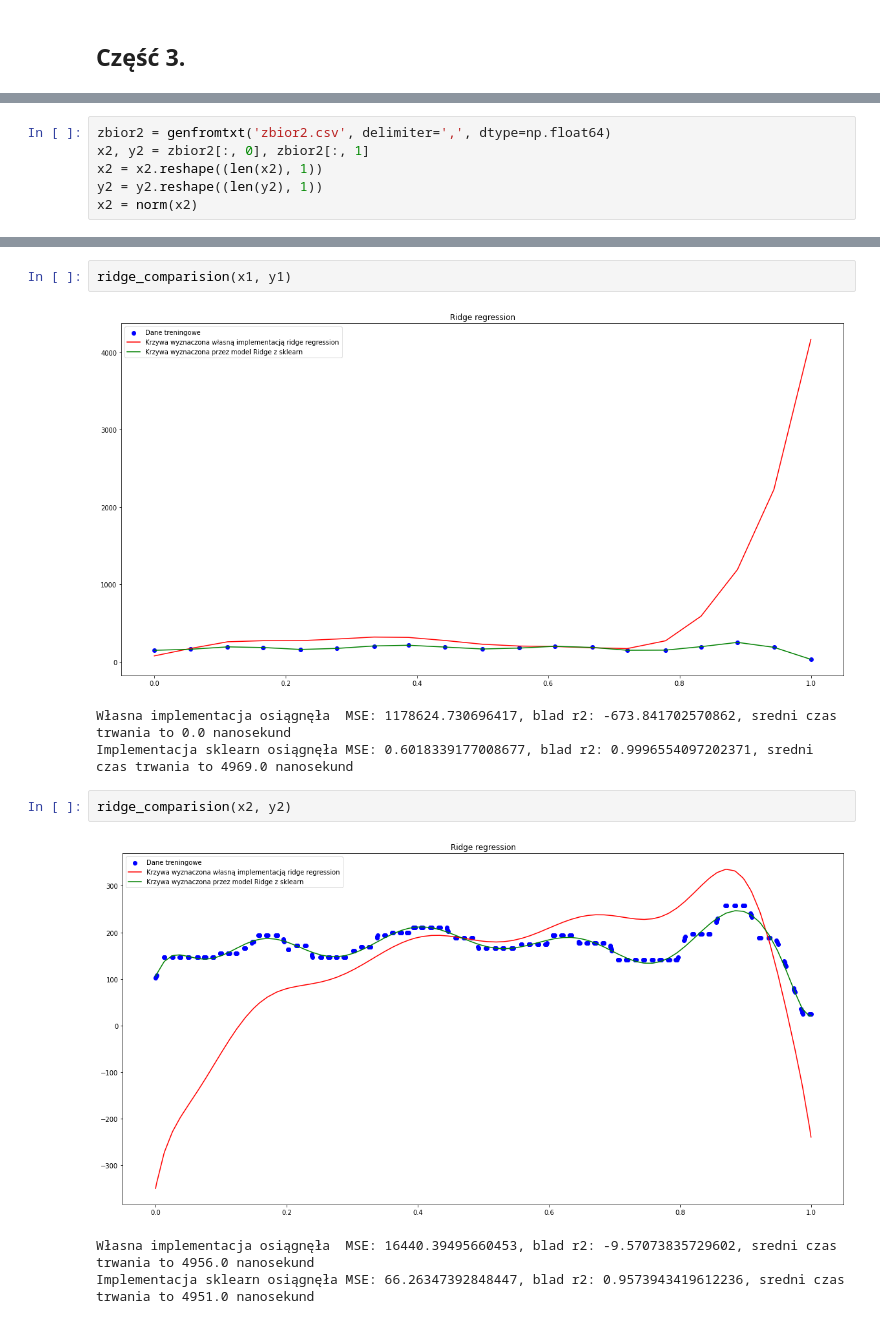
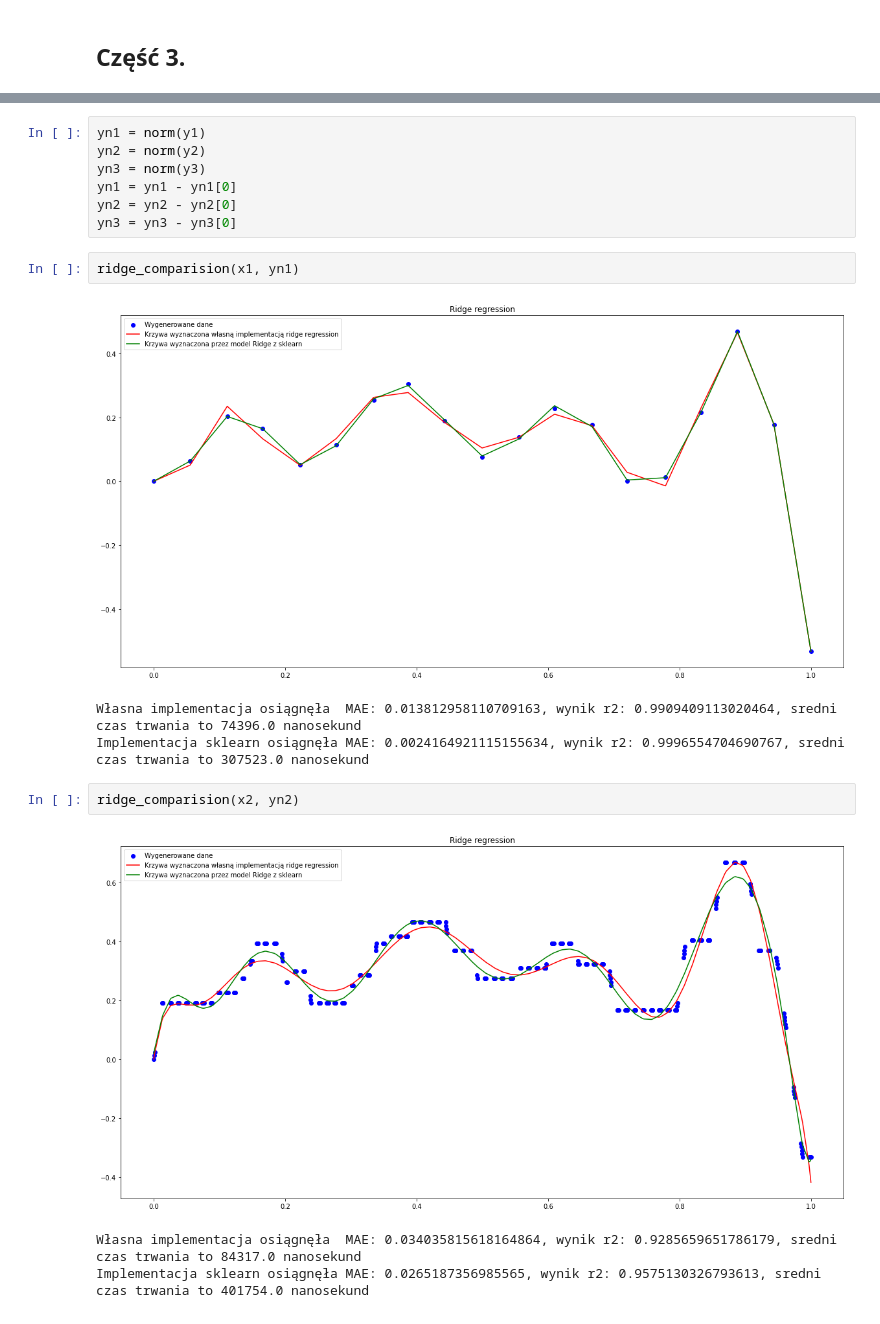
Before and after one commit to DonChaka/PUM, a Jupyter notebook: 1.RegresjaLiniowa/1RegresjaLiniowa.ipynb, the cells around one changed output, grey strips where cells are left out. Drawn from its saved outputs; the diff is of its cells as text.

Commit message:
Skonczone ridge regression

```diff
--- a/1.RegresjaLiniowa/1RegresjaLiniowa.ipynb
+++ b/1.RegresjaLiniowa/1RegresjaLiniowa.ipynb
@@ -268,6 +262,0 @@ x1 = norm(x1)
-# %%
-zbior2 = genfromtxt('zbior2.csv', delimiter=',', dtype=np.float64)
-x2, y2 = zbior2[:, 0], zbior2[:, 1]
-x2 = x2.reshape((len(x2), 1))
-y2 = y2.reshape((len(y2), 1))
-x2 = norm(x2)
@@ -280,13 +263,20 @@ x3 = norm(x3)
+# %%
+yn1 = norm(y1)
+yn2 = norm(y2)
+yn3 = norm(y3)
+yn1 = yn1 - yn1[0]
+yn2 = yn2 - yn2[0]
+yn3 = yn3 - yn3[0]
 # %%
-ridge_comparision(x1, y1)
+ridge_comparision(x1, yn1)
 # %% [output]
-[figure, old version]
+[figure, new version]
-Własna implementacja osiągnęła  MSE: 1178624.730696417, blad r2: -673.841702570862, sredni czas trwania to 0.0 nanosekund
-Implementacja sklearn osiągnęła MSE: 0.6018339177008677, blad r2: 0.9996554097202371, sredni czas trwania to 4969.0 nanosekund
+Własna implementacja osiągnęła  MAE: 0.013812958110709163, wynik r2: 0.9909409113020464, sredni czas trwania to 74396.0 nanosekund
+Implementacja sklearn osiągnęła MAE: 0.0024164921115155634, wynik r2: 0.9996554704690767, sredni czas trwania to 307523.0 nanosekund
 # %%
-ridge_comparision(x2, y2)
+ridge_comparision(x2, yn2)
 # %% [output]
-[figure, old version]
+[figure, new version]
-Własna implementacja osiągnęła  MSE: 16440.39495660453, blad r2: -9.57073835729602, sredni czas trwania to 4956.0 nanosekund
-Implementacja sklearn osiągnęła MSE: 66.26347392848447, blad r2: 0.9573943419612236, sredni czas trwania to 4951.0 nanosekund
+Własna implementacja osiągnęła  MAE: 0.034035815618164864, wynik r2: 0.9285659651786179, sredni czas trwania to 84317.0 nanosekund
+Implementacja sklearn osiągnęła MAE: 0.0265187356985565, wynik r2: 0.9575130326793613, sredni czas trwania to 401754.0 nanosekund
 # %%
```
Also changed, not shown: parts of 10 cells of this notebook, 1 other file.
